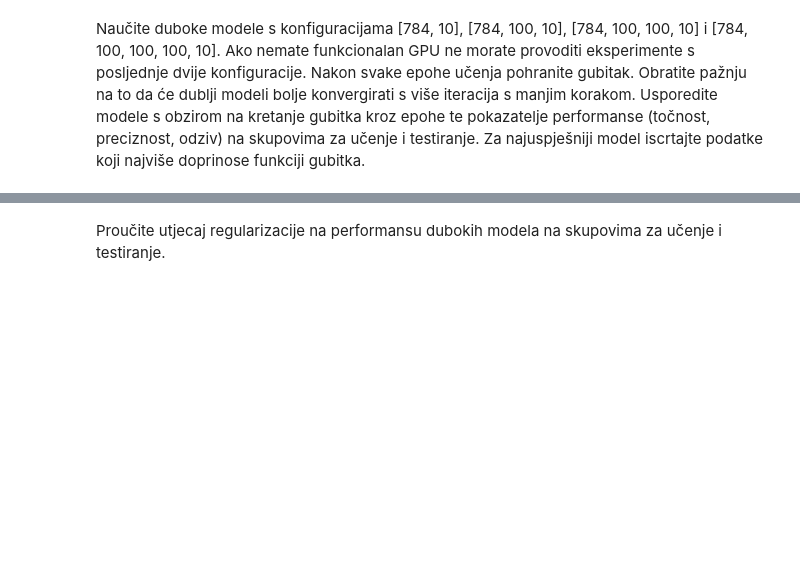
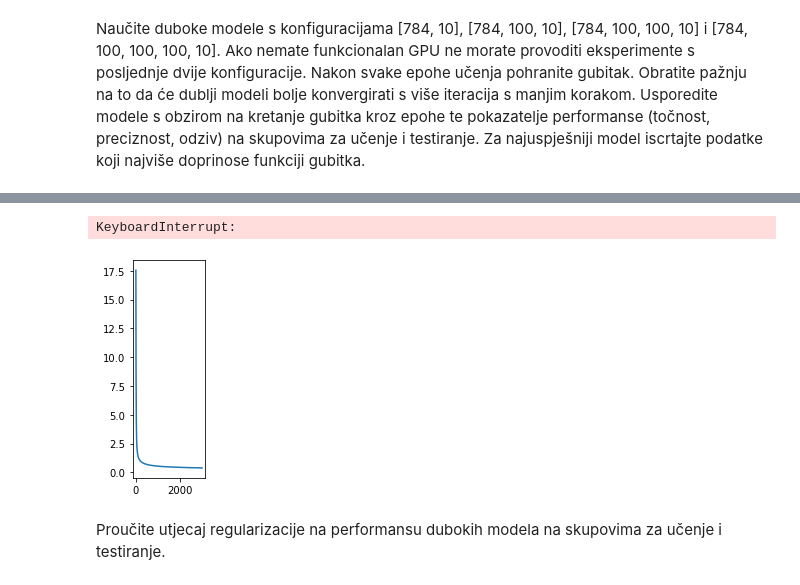
Before and after one commit to angello2/DU, a Jupyter notebook: lab1/lab1.ipynb, the cells around one changed output, grey strips where cells are left out. Cells and saved outputs as stored; diff of their text form; code cells hidden in the pictures; blank space fills up the shorter version.

```diff
--- a/lab1/lab1.ipynb
+++ b/lab1/lab1.ipynb
@@ -730,2 +845,11 @@ Za model konfiguracije [784, 10] iscrtajte i komentirajte naučene matrice teži
 # %% [markdown]
 Naučite duboke modele s konfiguracijama [784, 10], [784, 100, 10], [784, 100, 100, 10] i [784, 100, 100, 100, 10]. Ako nemate funkcionalan GPU ne morate provoditi eksperimente s posljednje dvije konfiguracije. Nakon svake epohe učenja pohranite gubitak. Obratite pažnju na to da će dublji modeli bolje konvergirati s više iteracija s manjim korakom. Usporedite modele s obzirom na kretanje gubitka kroz epohe te pokazatelje performanse (točnost, preciznost, odziv) na skupovima za učenje i testiranje. Za najuspješniji model iscrtajte podatke koji najviše doprinose funkciji gubitka.
+# %%
+configs = [[784, 10],[784, 100, 10], [784, 100, 100, 10], [784,100,100,100,10]]
+i = 1
+for config in configs:
+    model = pt_deep.PTDeep(config, activation).to(device)
+    loss_history = model.train(X_train, y_train, 3000, 0.5, record_loss=True)
+    plt.plot(loss_history)
+plt.show()
+# %% [output]
@@ -732,3 +873,5 @@ Naučite duboke modele s konfiguracijama [784, 10], [784, 100, 10], [784, 100, 1
+KeyboardInterrupt:
+[figure, added]
 # %% [markdown]
 Proučite utjecaj regularizacije na performansu dubokih modela na skupovima za učenje i testiranje.
 # %% [markdown]
```
Also changed, not shown: parts of 25 cells of this notebook, 2 other files.
